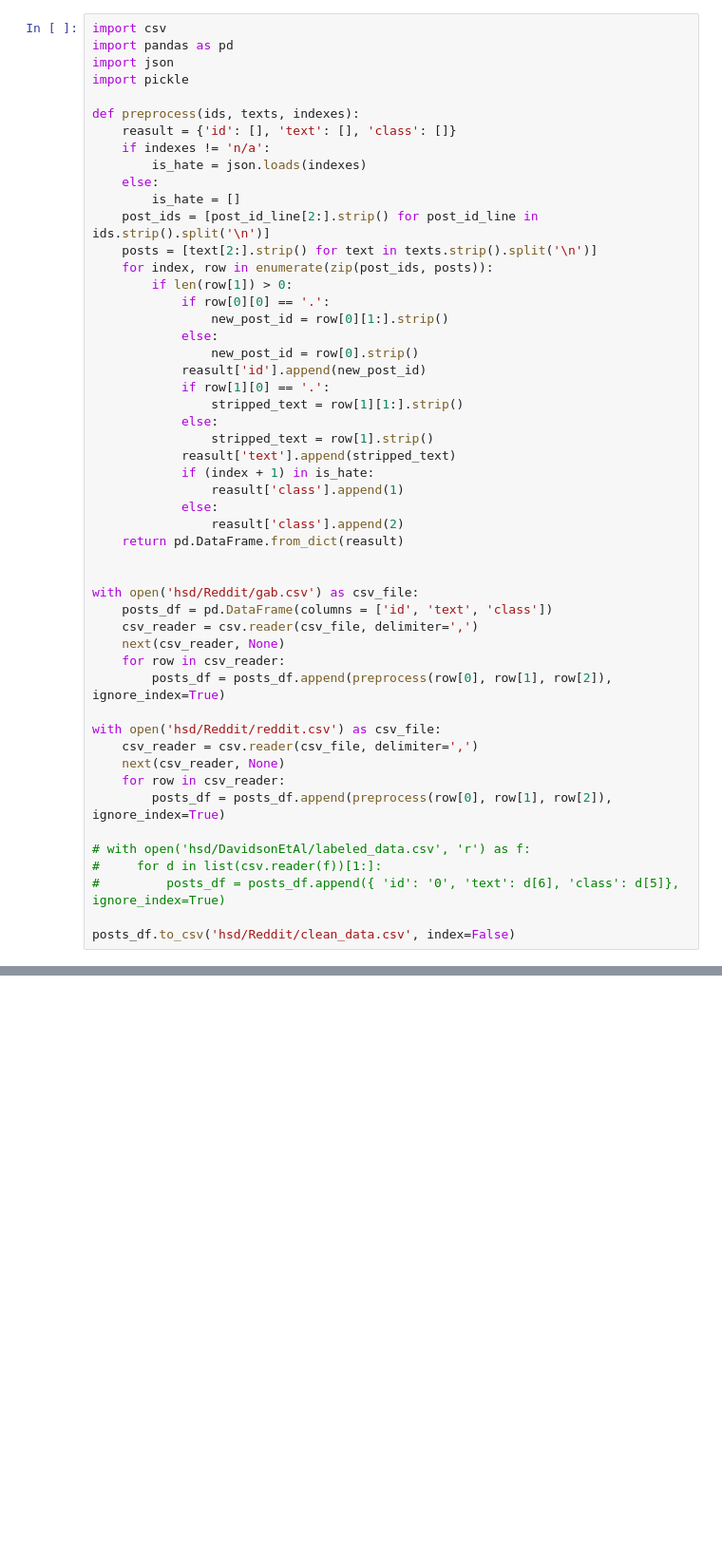
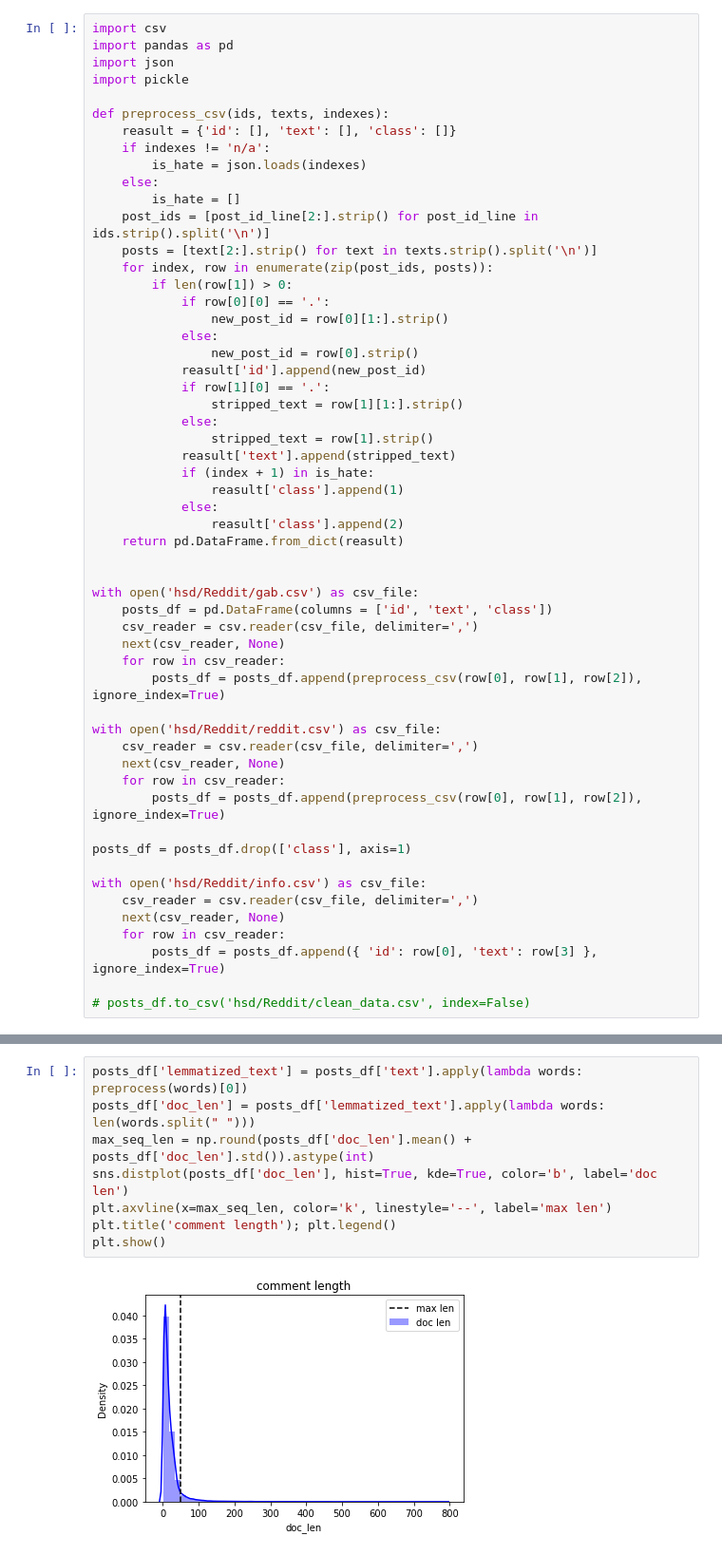
Before and after one commit to kk0walski/Phase_2, a Jupyter notebook: Reddit_preprocess.ipynb, the cells around one changed output, grey strips where cells are left out. Shown: that part at 95% size. Drawn from its saved outputs; the diff is of its cells as text; blank space fills up the shorter version.

```diff
--- a/Reddit_preprocess.ipynb
+++ b/Reddit_preprocess.ipynb
@@ -4,7 +4,7 @@ import pandas as pd
 import json
 import pickle
 
-def preprocess(ids, texts, indexes):
+def preprocess_csv(ids, texts, indexes):
     reasult = {'id': [], 'text': [], 'class': []}
     if indexes != 'n/a':
         is_hate = json.loads(indexes)
@@ -36,16 +36,20 @@ with open('hsd/Reddit/gab.csv') as csv_file:
     csv_reader = csv.reader(csv_file, delimiter=',')
     next(csv_reader, None)
     for row in csv_reader:
-        posts_df = posts_df.append(preprocess(row[0], row[1], row[2]), ignore_index=True)
+        posts_df = posts_df.append(preprocess_csv(row[0], row[1], row[2]), ignore_index=True)
 
 with open('hsd/Reddit/reddit.csv') as csv_file:
     csv_reader = csv.reader(csv_file, delimiter=',')
     next(csv_reader, None)
     for row in csv_reader:
-        posts_df = posts_df.append(preprocess(row[0], row[1], row[2]), ignore_index=True)
+        posts_df = posts_df.append(preprocess_csv(row[0], row[1], row[2]), ignore_index=True)
 
-# with open('hsd/DavidsonEtAl/labeled_data.csv', 'r') as f:
-#     for d in list(csv.reader(f))[1:]:
-#         posts_df = posts_df.append({ 'id': '0', 'text': d[6], 'class': d[5]}, ignore_index=True)
+posts_df = posts_df.drop(['class'], axis=1)
 
-posts_df.to_csv('hsd/Reddit/clean_data.csv', index=False)
+with open('hsd/Reddit/info.csv') as csv_file:
+    csv_reader = csv.reader(csv_file, delimiter=',')
+    next(csv_reader, None)
+    for row in csv_reader:
+        posts_df = posts_df.append({ 'id': row[0], 'text': row[3] }, ignore_index=True)
+
+# posts_df.to_csv('hsd/Reddit/clean_data.csv', index=False)
@@ -76,0 +151,10 @@ posts
+# %%
+posts_df['lemmatized_text'] = posts_df['text'].apply(lambda words: preprocess(words)[0])
+posts_df['doc_len'] = posts_df['lemmatized_text'].apply(lambda words: len(words.split(" ")))
+max_seq_len = np.round(posts_df['doc_len'].mean() + posts_df['doc_len'].std()).astype(int)
+sns.distplot(posts_df['doc_len'], hist=True, kde=True, color='b', label='doc len')
+plt.axvline(x=max_seq_len, color='k', linestyle='--', label='max len')
+plt.title('comment length'); plt.legend()
+plt.show()
+# %% [output]
+[figure, added]
```
Also changed, not shown: parts of 16 cells of this notebook, 45 other files.
